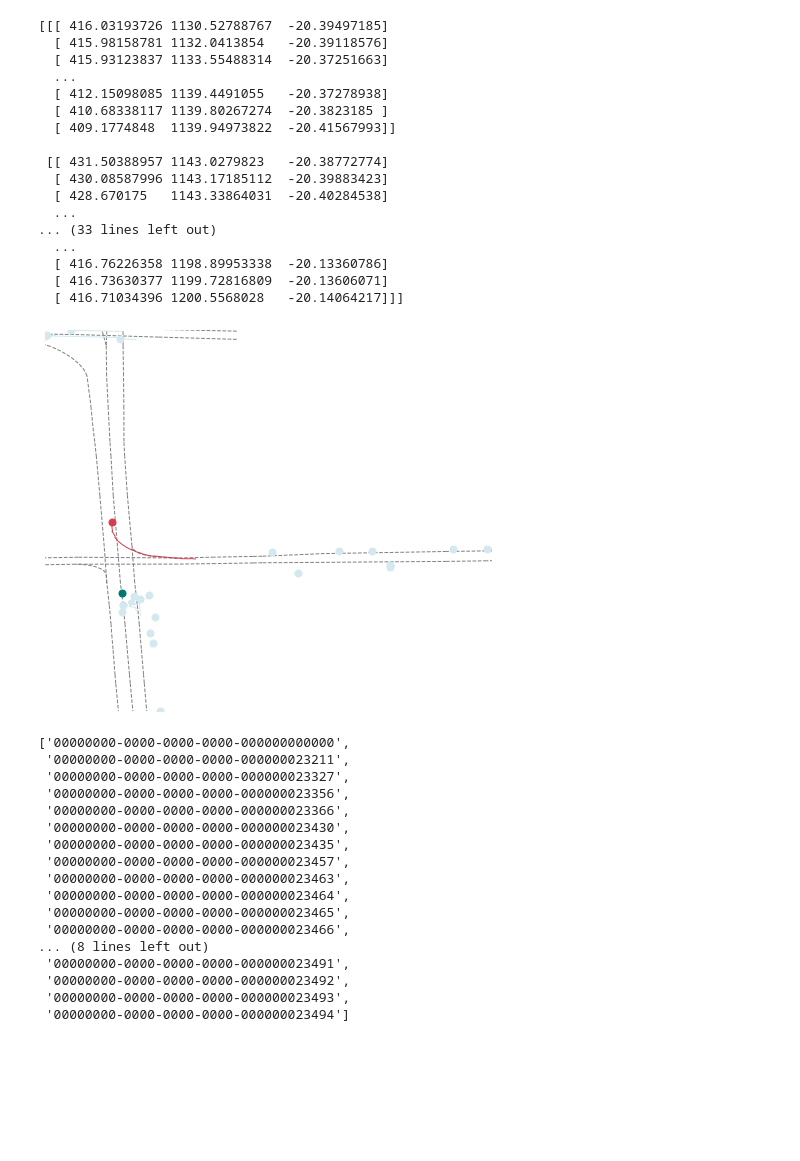
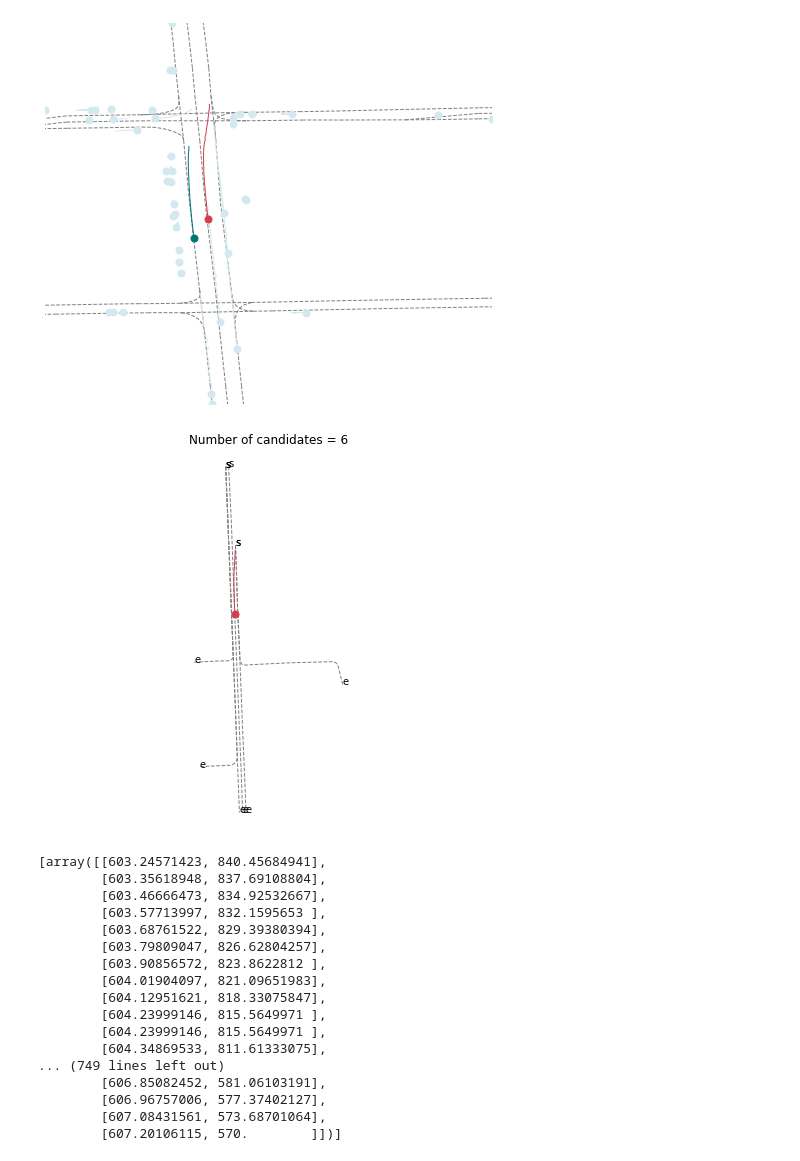
Before and after one commit to aaronh65/argoverse-api, a Jupyter notebook: forecasting_methods/data_viz.ipynb, the cells around one changed output. Saved outputs shown, nothing was run; the diff lists cells and outputs as text; code cells hidden in the pictures; blank space fills up the shorter version.

```diff
--- a/forecasting_methods/data_viz.ipynb
+++ b/forecasting_methods/data_viz.ipynb
@@ -16,49 +16,31 @@ am = ArgoverseMap()
 # %%
-trajectory = afl[4]
-agent_traj = trajectory.agent_traj
-#print(agent_traj)
-centerlines = am.find_local_lane_centerlines(float(agent_traj[0][0]),float(agent_traj[0][1]),trajectory.city,80.0)
-print(centerlines)
+test_traj = afl[0]
+agent_traj = test_traj.agent_traj
+centerlines = avm.find_local_lane_centerlines(agent_traj[0][0],float(agent_traj[0][1]),test_traj.city,80.0)
+track_id_list = test_traj.track_id_list
-# %% [output]
-[[[ 416.03193726 1130.52788767  -20.39497185]
-  [ 415.98158781 1132.0413854   -20.39118576]
-  [ 415.93123837 1133.55488314  -20.37251663]
-  ...
-  [ 412.15098085 1139.4491055   -20.37278938]
-  [ 410.68338117 1139.80267274  -20.3823185 ]
-  [ 409.1774848  1139.94973822  -20.41567993]]
-
- [[ 431.50388957 1143.0279823   -20.38772774]
-  [ 430.08587996 1143.17185112  -20.39883423]
-  [ 428.670175   1143.33864031  -20.40284538]
-  ...
-... (33 lines left out)
-  ...
-  [ 416.76226358 1198.89953338  -20.13360786]
-  [ 416.73630377 1199.72816809  -20.13606071]
-  [ 416.71034396 1200.5568028   -20.14064217]]]
 # %%
-viz_sequence(trajectory.seq_df)
+viz_sequence(test_traj.seq_df)
 # %% [output]
-[figure, old version]
+[figure, new version]
-# %%
-trajectory.track_id_list
-# %% [output]
-['00000000-0000-0000-0000-000000000000',
- '00000000-0000-0000-0000-000000023211',
- '00000000-0000-0000-0000-000000023327',
- '00000000-0000-0000-0000-000000023356',
- '00000000-0000-0000-0000-000000023366',
- '00000000-0000-0000-0000-000000023430',
- '00000000-0000-0000-0000-000000023435',
- '00000000-0000-0000-0000-000000023457',
- '00000000-0000-0000-0000-000000023463',
- '00000000-0000-0000-0000-000000023464',
- '00000000-0000-0000-0000-000000023465',
- '00000000-0000-0000-0000-000000023466',
-... (8 lines left out)
- '00000000-0000-0000-0000-000000023491',
- '00000000-0000-0000-0000-000000023492',
- '00000000-0000-0000-0000-000000023493',
- '00000000-0000-0000-0000-000000023494']
+# %%
+avm.get_candidate_centerlines_for_traj(test_traj.agent_traj, test_traj.city, viz=True)
+# %% [output]
+[figure, added]
+[array([[603.24571423, 840.45684941],
+        [603.35618948, 837.69108804],
+        [603.46666473, 834.92532667],
+        [603.57713997, 832.1595653 ],
+        [603.68761522, 829.39380394],
+        [603.79809047, 826.62804257],
+        [603.90856572, 823.8622812 ],
+        [604.01904097, 821.09651983],
+        [604.12951621, 818.33075847],
+        [604.23999146, 815.5649971 ],
+        [604.23999146, 815.5649971 ],
+        [604.34869533, 811.61333075],
+... (749 lines left out)
+        [606.85082452, 581.06103191],
+        [606.96757006, 577.37402127],
+        [607.08431561, 573.68701064],
+        [607.20106115, 570.        ]])]
 # %%
```
Also changed, not shown: parts of 5 cells of this notebook, 3 other files.
